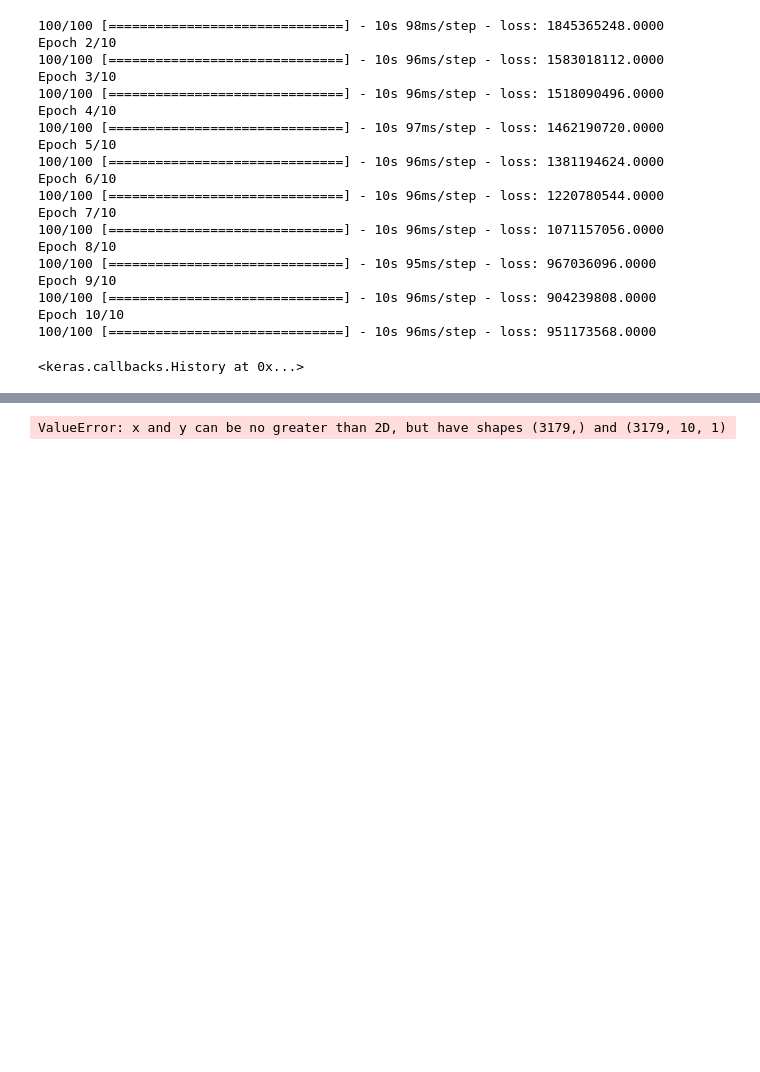
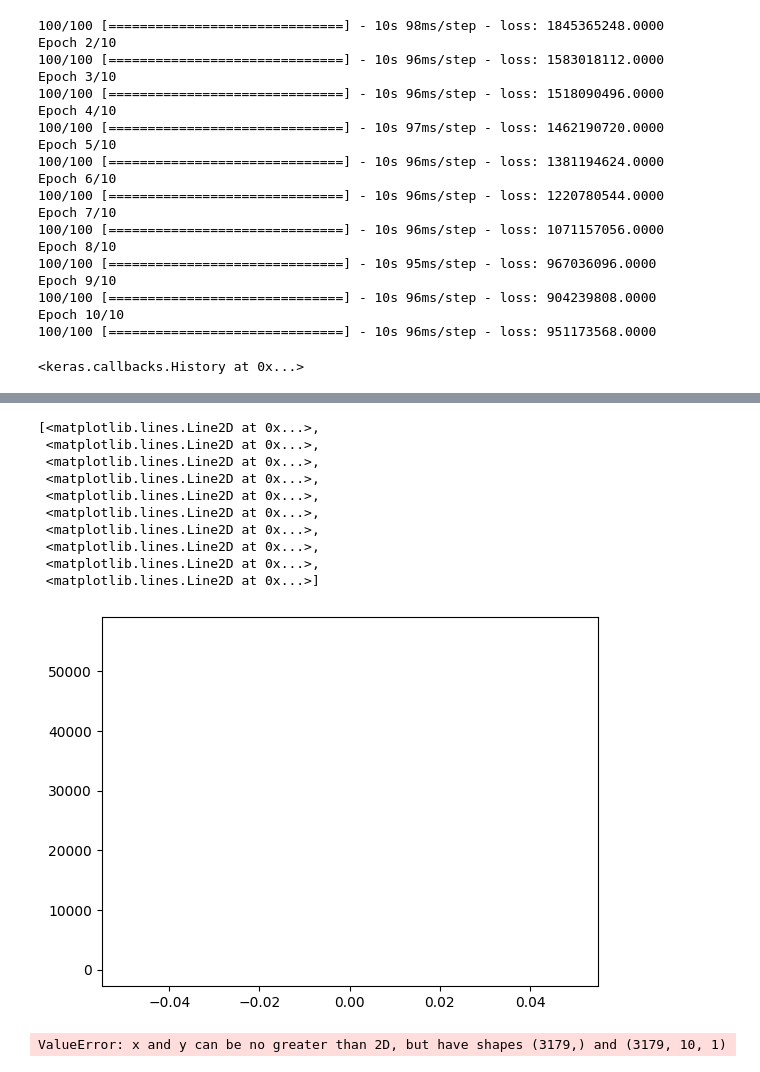
Before and after one commit to portion-jack/ASAC_DeepLearning, a Jupyter notebook: 05_timeseries/dl_timeseries/rnn_samsung.ipynb, the cells around one changed output, grey strips where cells are left out. Drawn from its saved outputs; the diff is of its cells as text; code cells hidden in the pictures; blank space fills up the shorter version.

```diff
--- a/05_timeseries/dl_timeseries/rnn_samsung.ipynb
+++ b/05_timeseries/dl_timeseries/rnn_samsung.ipynb
@@ -95,5 +95,5 @@ Epoch 10/10
 100/100 [==============================] - 10s 96ms/step - loss: 951173568.0000
 <keras.callbacks.History at 0x...>
 # %%
-pred=model_1.predict(data_splited)
+pred=model_1.predict(data_splited[-1].reshape(1,10,5))
 # %% [output]
@@ -102,3 +101,17 @@ pred=model_1.predict(data_splited)
+# %%
+plt.plot(pred.reshape(1,-10))
+# %% [output]
+[<matplotlib.lines.Line2D at 0x...>,
+ <matplotlib.lines.Line2D at 0x...>,
+ <matplotlib.lines.Line2D at 0x...>,
+ <matplotlib.lines.Line2D at 0x...>,
+ <matplotlib.lines.Line2D at 0x...>,
+ <matplotlib.lines.Line2D at 0x...>,
+ <matplotlib.lines.Line2D at 0x...>,
+ <matplotlib.lines.Line2D at 0x...>,
+ <matplotlib.lines.Line2D at 0x...>,
+ <matplotlib.lines.Line2D at 0x...>]
+[figure, added]
 # %%
 plt.plot(pred.reshape())
 plt.plot(target_splited)
```
Also changed, not shown: parts of 1 cell of this notebook, 5 other files.
